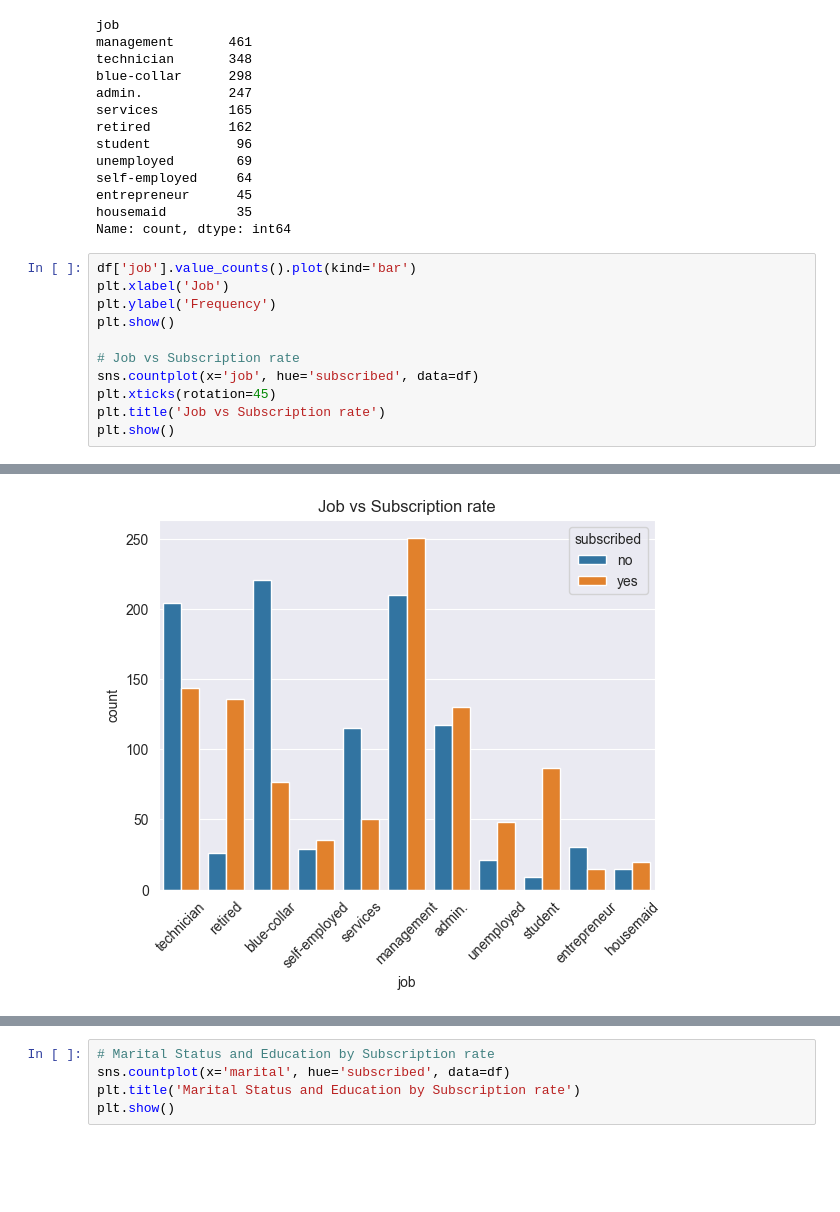
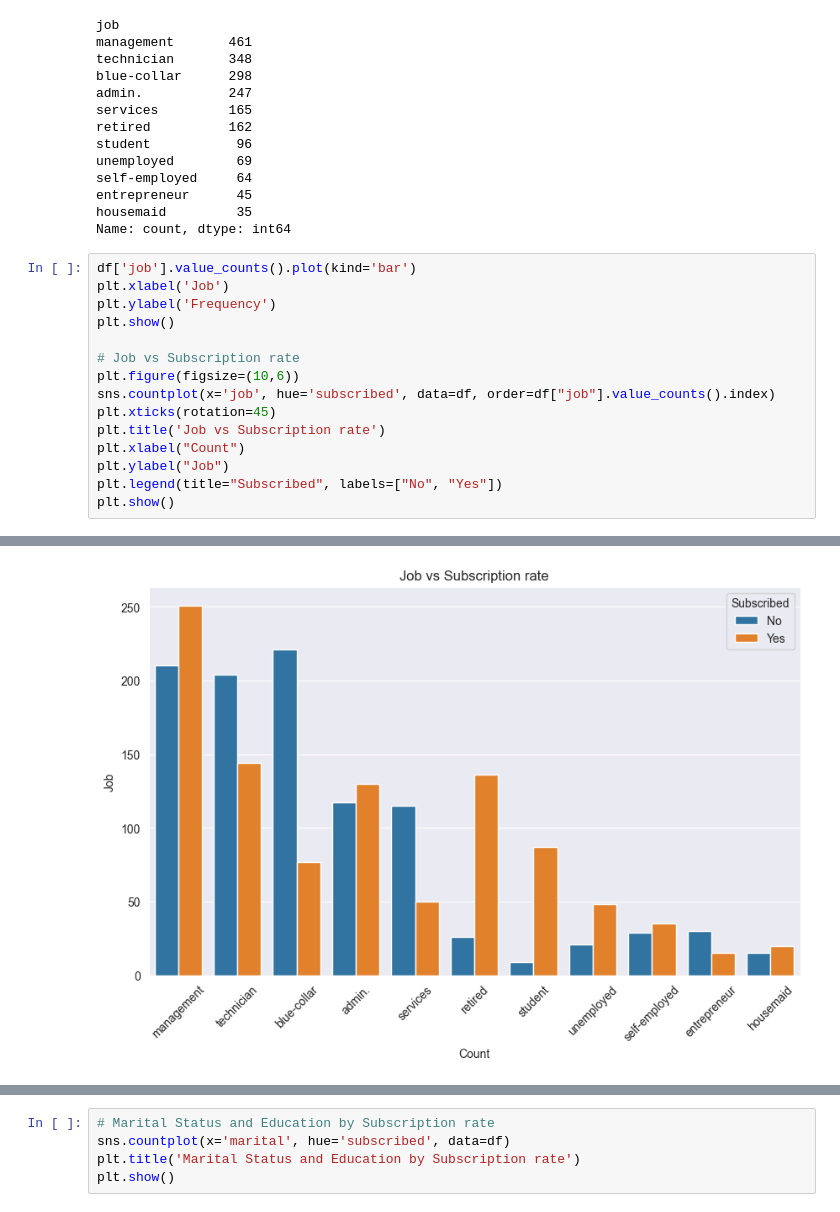
Before and after one commit to CraigPhayer/CS4168---DATA-MINING-LABS, a Jupyter notebook: Lab01/lab1.ipynb, the cells around one changed output, grey strips where cells are left out. Saved outputs shown, nothing was run; the diff lists cells and outputs as text; blank space fills up the shorter version.

```diff
--- a/Lab01/lab1.ipynb
+++ b/Lab01/lab1.ipynb
@@ -170,14 +170,18 @@ Name: count, dtype: int64
 # %%
 df['job'].value_counts().plot(kind='bar')
 plt.xlabel('Job')
 plt.ylabel('Frequency')
 plt.show()
 
 # Job vs Subscription rate
-sns.countplot(x='job', hue='subscribed', data=df)
+plt.figure(figsize=(10,6))
+sns.countplot(x='job', hue='subscribed', data=df, order=df["job"].value_counts().index)
 plt.xticks(rotation=45)
 plt.title('Job vs Subscription rate')
+plt.xlabel("Count")
+plt.ylabel("Job")
+plt.legend(title="Subscribed", labels=["No", "Yes"])
 plt.show()
 # %% [output]
 [figure]
-[figure, old version]
+[figure, new version]
```
Also changed, not shown: parts of 1 cell of this notebook.
